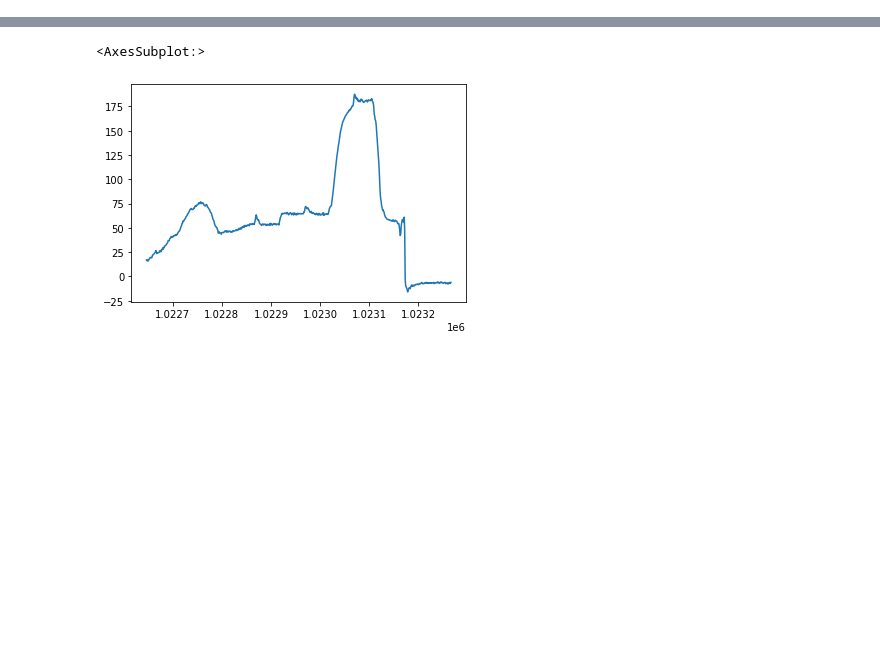
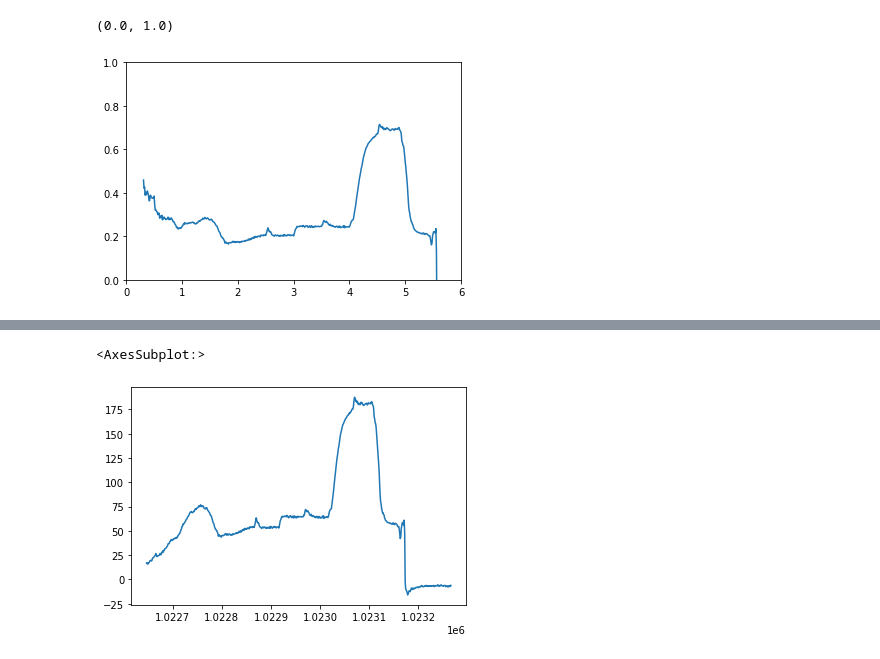
Before and after one commit to ZINZINBIN/Bayesian-Disruption-Prediction, a Jupyter notebook: analysis/analysis_dataset.ipynb, the cells around one changed output, grey strips where cells are left out. Drawn from its saved outputs; the diff is of its cells as text; code cells hidden in the pictures; blank space fills up the shorter version.

```diff
--- a/analysis/analysis_dataset.ipynb
+++ b/analysis/analysis_dataset.ipynb
@@ -21,3 +21,12 @@ df_ece = pd.read_csv("./dataset/KSTAR_Disruption_ts_data_ece.csv")
 df_diag = pd.read_csv("./dataset/KSTAR_Disruption_ts_data_diag.csv")
 # %%
 df_shot = df_diag[df_diag['shot'] == 31964]
+# %%
+import matplotlib.pyplot as plt
+
+plt.plot(df_shot['time'], df_shot['\\BETAP_DLM03'])
+plt.xlim([0,6])
+plt.ylim([0,1.0])
+# %% [output]
+(0.0, 1.0)
+[figure, added]
```
Also changed, not shown: parts of 10 cells of this notebook, 12 other files.
